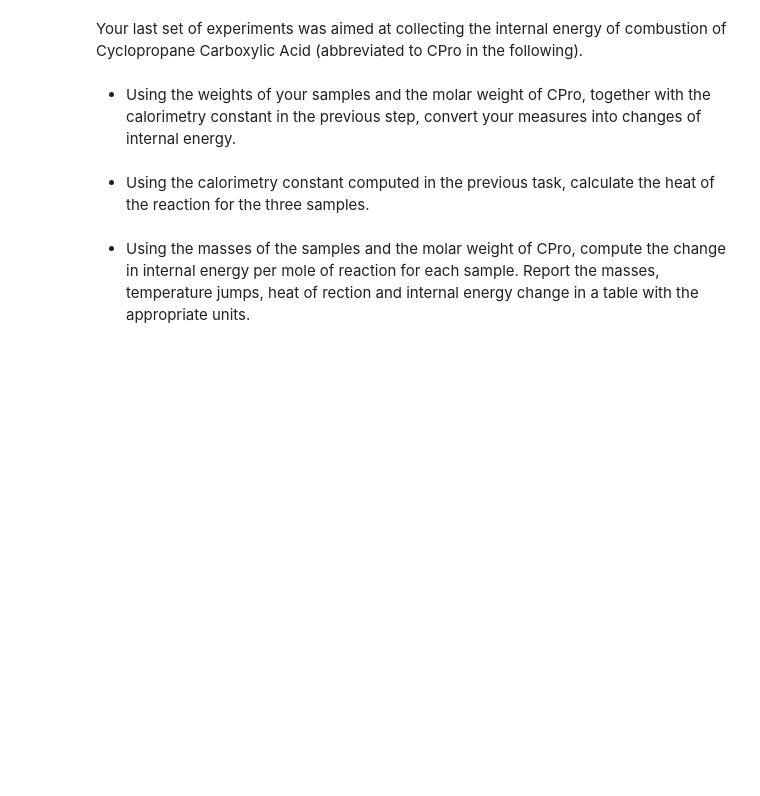
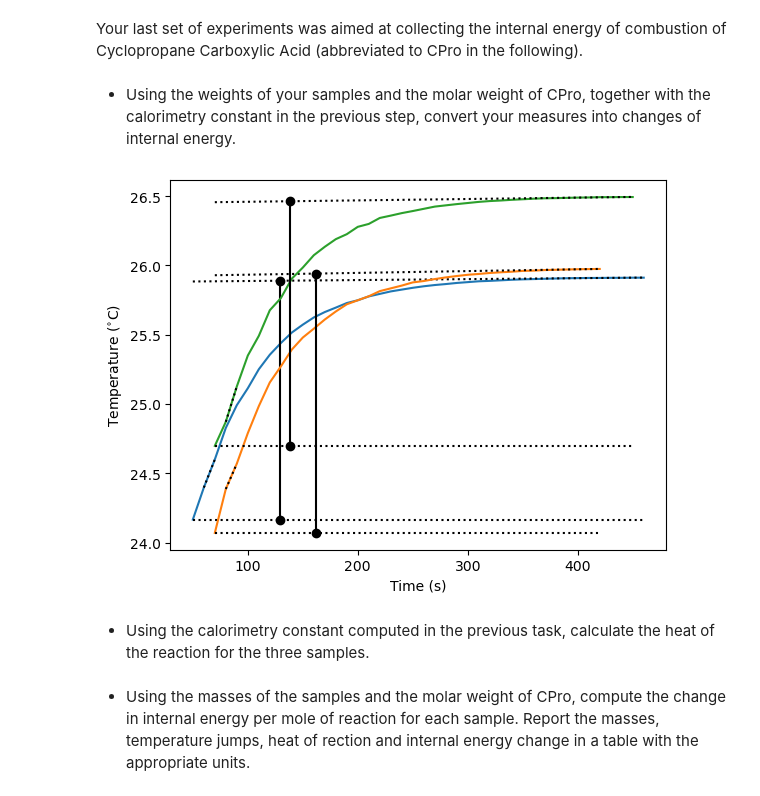
Before and after one commit to DavidShreve/PChemLab, a Jupyter notebook: Bomb_Worksheet.ipynb, the cells around one changed output. Saved outputs shown, nothing was run; the diff lists cells and outputs as text; code cells hidden in the pictures; blank space fills up the shorter version.

```diff
--- a/Bomb_Worksheet.ipynb
+++ b/Bomb_Worksheet.ipynb
@@ -281,5 +287,5 @@ calibration_data.head()
 # %%
-cs = 0. # This should be the correct value of the specific heat capacity of your benzoic acid standard, in the correct units
+cs = 26.454 # This should be the correct value of the specific heat capacity of your benzoic acid standard, in the correct units
 # %%
 # this is an example on how to perform math in Pandas with the same formula applied to each of your experiments
 # NOTE: this may NOT be the correct formula to use for your data
@@ -353,16 +397,18 @@ Your last set of experiments was aimed at collecting the internal energy of comb
 * Using the weights of your samples and the molar weight of CPro, together with the calorimetry constant in the previous step, convert your measures into changes of internal energy.
 # %%
 # make sure to put the names of your actual files and the correct numbers as obtained from visual inspection of your data
-cpro_file1 = {'path':path, 'name':'CP1.csv', 'set':'calibration', 'mass':0., 'time_skip':0, 'time_ignition': 0, 'time_exponential': 0, 'time_post': 0}
-cpro_file2 = {'path':path, 'name':'CP2.csv', 'set':'calibration', 'mass':0., 'time_skip':0, 'time_ignition': 0, 'time_exponential': 0, 'time_post': 0}
-cpro_file3 = {'path':path, 'name':'CP3.csv', 'set':'calibration', 'mass':0., 'time_skip':0, 'time_ignition': 0, 'time_exponential': 0, 'time_post': 0}
+cpro_file1 = {'path':path, 'name':'CPCA1.txt', 'set':'calibration', 'mass':0.7221, 'time_skip':40, 'time_ignition': 60, 'time_exponential': 80, 'time_post': 378}
+cpro_file2 = {'path':path, 'name':'CPCA2.txt', 'set':'calibration', 'mass':0.7732, 'time_skip':60, 'time_ignition': 80, 'time_exponential': 100, 'time_post': 381}
+cpro_file3 = {'path':path, 'name':'CPCA3.txt', 'set':'calibration', 'mass':0.7632, 'time_skip':60, 'time_ignition': 80, 'time_exponential': 100, 'time_post': 380}
 #
 cpro_files=[cpro_file1,cpro_file2,cpro_file3] # if you have more than three CPro runs, add the other files in here as well!
 load_data_to_file_list(cpro_files)
 #
 for file_dict in cpro_files:
     # this computes the deltaT for each run
     file_dict['deltaT'] = get_deltaT(file_dict,plot=True)
+# %% [output]
+[figure, added]
 # %% [markdown]
 * Using the calorimetry constant computed in the previous task, calculate the heat of the reaction for the three samples.
 # %%
```
Also changed, not shown: parts of 13 cells of this notebook.
